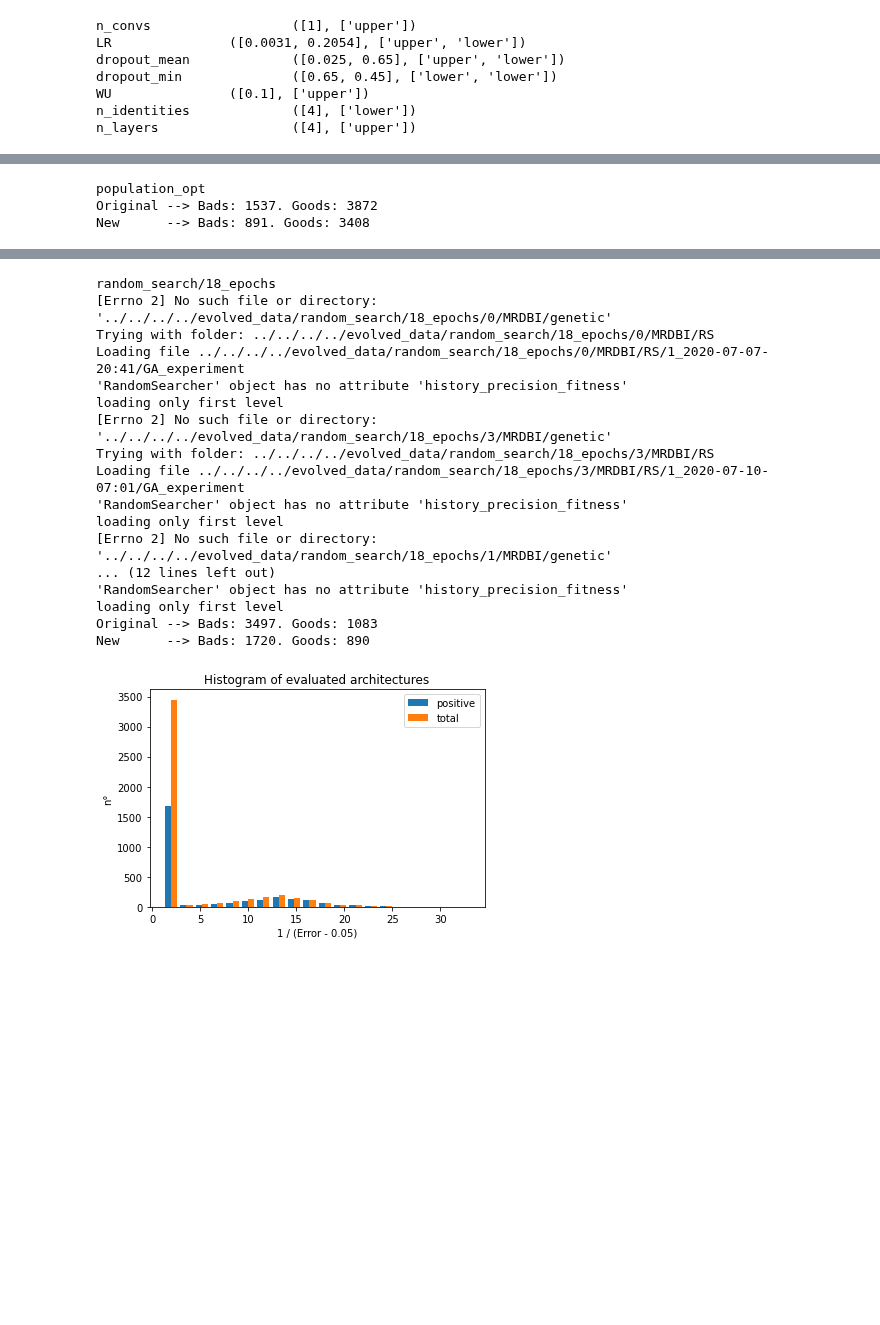
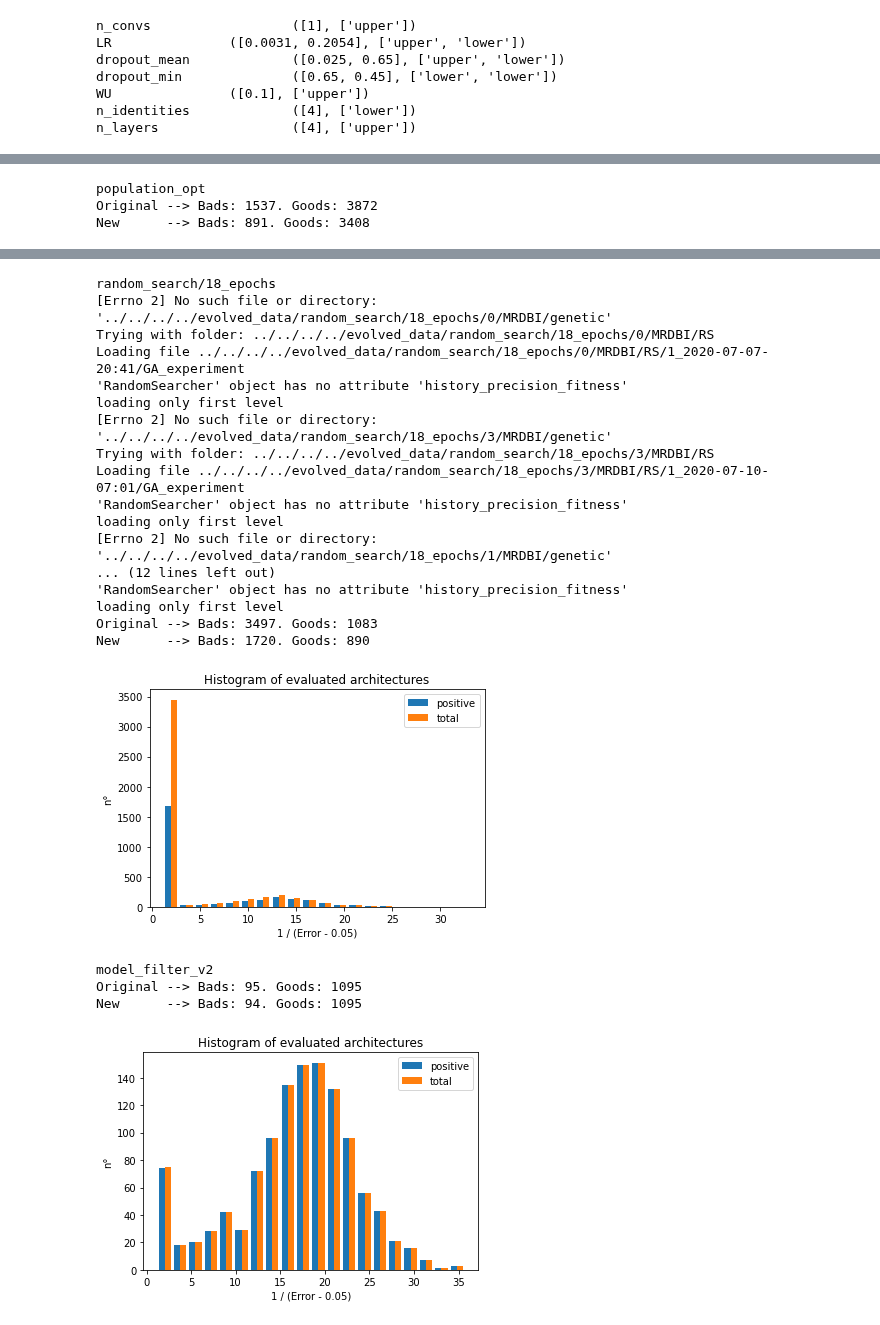
Before and after one commit to DanielMontecino/NeuroEvolution, a Jupyter notebook: experiments/Architectures_study.ipynb, the cells around one changed output, grey strips where cells are left out. Saved outputs shown, nothing was run; the diff lists cells and outputs as text; code cells hidden in the pictures; blank space fills up the shorter version.

Commit message:
add model filter experiments and other features

```diff
--- a/experiments/Architectures_study.ipynb
+++ b/experiments/Architectures_study.ipynb
@@ -723,3 +723,7 @@ dropout_min              ([0.65, 0.45], ['lower', 'lower'])
 WU               ([0.1], ['upper'])
 n_identities             ([4], ['lower'])
 n_layers                 ([4], ['upper'])
+# %%
+m2 = ModelFilterV2('delete')
+for k in m.filters.keys():
+    print(k,')\t\t', m.filters[k], '  ---   ', m2.filters[k])
@@ -726,7 +739,7 @@ n_layers                 ([4], ['upper'])
 # %%
 PARENT_DIR = '../../../../evolved_data/%s'
 
-get_all_results(m, PARENT_DIR)
+get_all_results(m2, PARENT_DIR)
 # %% [output]
 test_validation3
 Original --> Bads: 148. Goods: 1377
@@ -759,30 +772,34 @@ loading only first level
 loading only first level
 'GenerationalGA' object has no attribute 'history_precision_fitness'
 loading only first level
 'GenerationalGA' object has no attribute 'history_precision_fitness'
 loading only first level
 Original --> Bads: 720. Goods: 1194
 New      --> Bads: 420. Goods: 955
 [figure]
 population_opt
 Original --> Bads: 1537. Goods: 3872
 New      --> Bads: 891. Goods: 3408
 [figure]
 random_search/18_epochs
 [Errno 2] No such file or directory: '../../../../evolved_data/random_search/18_epochs/0/MRDBI/genetic'
 Trying with folder: ../../../../evolved_data/random_search/18_epochs/0/MRDBI/RS
 Loading file ../../../../evolved_data/random_search/18_epochs/0/MRDBI/RS/1_2020-07-07-20:41/GA_experiment
 'RandomSearcher' object has no attribute 'history_precision_fitness'
 loading only first level
 [Errno 2] No such file or directory: '../../../../evolved_data/random_search/18_epochs/3/MRDBI/genetic'
 Trying with folder: ../../../../evolved_data/random_search/18_epochs/3/MRDBI/RS
 Loading file ../../../../evolved_data/random_search/18_epochs/3/MRDBI/RS/1_2020-07-10-07:01/GA_experiment
 'RandomSearcher' object has no attribute 'history_precision_fitness'
 loading only first level
 [Errno 2] No such file or directory: '../../../../evolved_data/random_search/18_epochs/1/MRDBI/genetic'
 ... (12 lines left out)
 'RandomSearcher' object has no attribute 'history_precision_fitness'
 loading only first level
 Original --> Bads: 3497. Goods: 1083
 New      --> Bads: 1720. Goods: 890
 [figure]
+model_filter_v2
+Original --> Bads: 95. Goods: 1095
+New      --> Bads: 94. Goods: 1095
+[figure, added]
```
Also changed, not shown: parts of 3 cells of this notebook, 9 other files.
